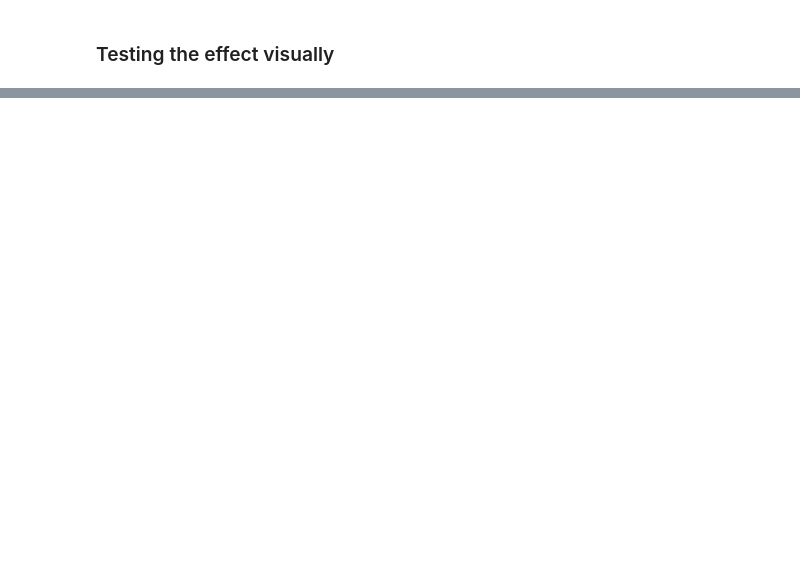
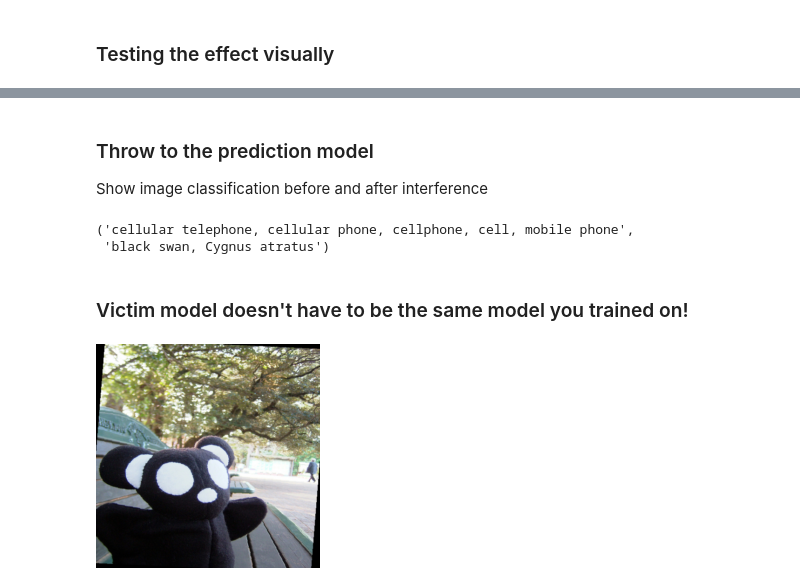
Before and after one commit to raynardj/python4ml, a Jupyter notebook: experiments/Adversarial_Attack.ipynb, the cells around one changed output, grey strips where cells are left out. Cells and saved outputs as stored; diff of their text form; code cells hidden in the pictures; blank space fills up the shorter version.

```diff
--- a/experiments/Adversarial_Attack.ipynb
+++ b/experiments/Adversarial_Attack.ipynb
@@ -237,0 +252,10 @@ noise.max(), noise.min()
+# %% [markdown]
+### Throw to the prediction model
+Show image classification before and after interference
+# %%
+tell_class(image_tensor), tell_class(image_interfered)
+# %% [output]
+('cellular telephone, cellular phone, cellphone, cell, mobile phone',
+ 'black swan, Cygnus atratus')
+# %% [markdown]
+### Victim model doesn't have to be the same model you trained on!
@@ -237,0 +274,7 @@ noise.max(), noise.min()
+# %%
+
+image_tensor = trans(Image.open(ds.imgs[99][0]))
+# %%
+toimage(image_tensor)
+# %% [output]
+[figure, added]
```
Also changed, not shown: parts of 17 cells of this notebook.
